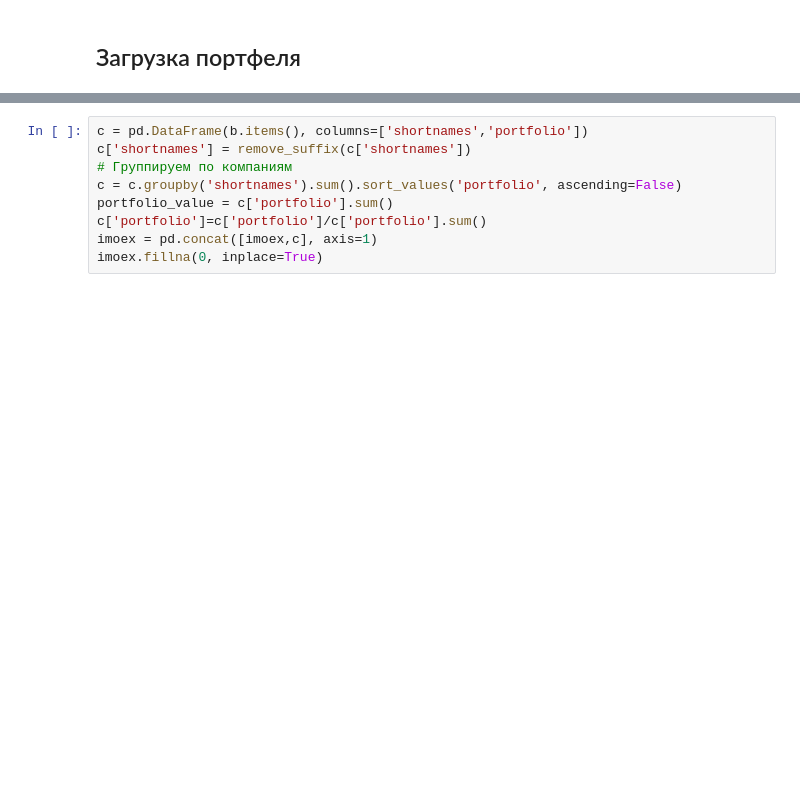
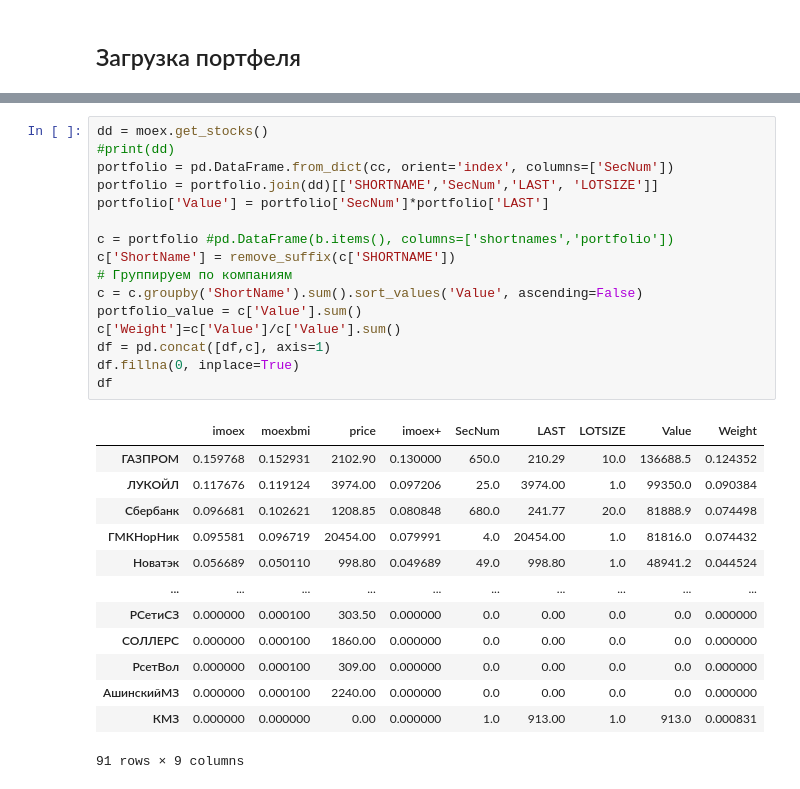
Before and after one commit to HexQuant/Investment-Analysis, a Jupyter notebook: manual_imoex_tracking.ipynb, the cells around one changed output, grey strips where cells are left out. Drawn from its saved outputs; the diff is of its cells as text; blank space fills up the shorter version.

```diff
--- a/manual_imoex_tracking.ipynb
+++ b/manual_imoex_tracking.ipynb
@@ -85,9 +160,30 @@ b = {
 # %%
-c = pd.DataFrame(b.items(), columns=['shortnames','portfolio'])
-c['shortnames'] = remove_suffix(c['shortnames'])
+dd = moex.get_stocks()
+#print(dd)
+portfolio = pd.DataFrame.from_dict(cc, orient='index', columns=['SecNum'])
+portfolio = portfolio.join(dd)[['SHORTNAME','SecNum','LAST', 'LOTSIZE']]
+portfolio['Value'] = portfolio['SecNum']*portfolio['LAST']
+
+c = portfolio #pd.DataFrame(b.items(), columns=['shortnames','portfolio'])
+c['ShortName'] = remove_suffix(c['SHORTNAME'])
 # Группируем по компаниям
-c = c.groupby('shortnames').sum().sort_values('portfolio', ascending=False)
-portfolio_value = c['portfolio'].sum()
-c['portfolio']=c['portfolio']/c['portfolio'].sum()
-imoex = pd.concat([imoex,c], axis=1)
-imoex.fillna(0, inplace=True)
+c = c.groupby('ShortName').sum().sort_values('Value', ascending=False)
+portfolio_value = c['Value'].sum()
+c['Weight']=c['Value']/c['Value'].sum()
+df = pd.concat([df,c], axis=1)
+df.fillna(0, inplace=True)
+df
+# %% [output]
+|  | imoex | moexbmi | price | imoex+ | SecNum | LAST | LOTSIZE | Value | Weight |
+| ГАЗПРОМ | 0.159768 | 0.152931 | 2102.90 | 0.130000 | 650.0 | 210.29 | 10.0 | 136688.5 | 0.124352 |
+| ЛУКОЙЛ | 0.117676 | 0.119124 | 3974.00 | 0.097206 | 25.0 | 3974.00 | 1.0 | 99350.0 | 0.090384 |
+| Сбербанк | 0.096681 | 0.102621 | 1208.85 | 0.080848 | 680.0 | 241.77 | 20.0 | 81888.9 | 0.074498 |
+| ГМКНорНик | 0.095581 | 0.096719 | 20454.00 | 0.079991 | 4.0 | 20454.00 | 1.0 | 81816.0 | 0.074432 |
+| Новатэк | 0.056689 | 0.050110 | 998.80 | 0.049689 | 49.0 | 998.80 | 1.0 | 48941.2 | 0.044524 |
+| ... | ... | ... | ... | ... | ... | ... | ... | ... | ... |
+| РСетиСЗ | 0.000000 | 0.000100 | 303.50 | 0.000000 | 0.0 | 0.00 | 0.0 | 0.0 | 0.000000 |
+| СОЛЛЕРС | 0.000000 | 0.000100 | 1860.00 | 0.000000 | 0.0 | 0.00 | 0.0 | 0.0 | 0.000000 |
+| РсетВол | 0.000000 | 0.000100 | 309.00 | 0.000000 | 0.0 | 0.00 | 0.0 | 0.0 | 0.000000 |
+| АшинскийМЗ | 0.000000 | 0.000100 | 2240.00 | 0.000000 | 0.0 | 0.00 | 0.0 | 0.0 | 0.000000 |
+| КМЗ | 0.000000 | 0.000000 | 0.00 | 0.000000 | 1.0 | 913.00 | 1.0 | 913.0 | 0.000831 |
+91 rows × 9 columns
```
Also changed, not shown: parts of 39 cells of this notebook.
